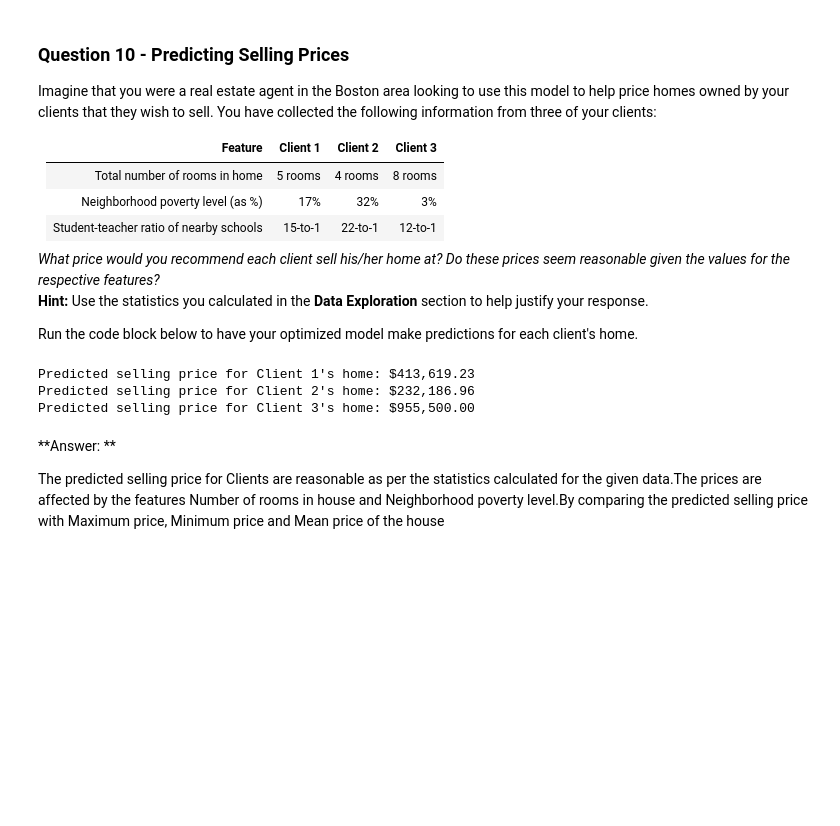
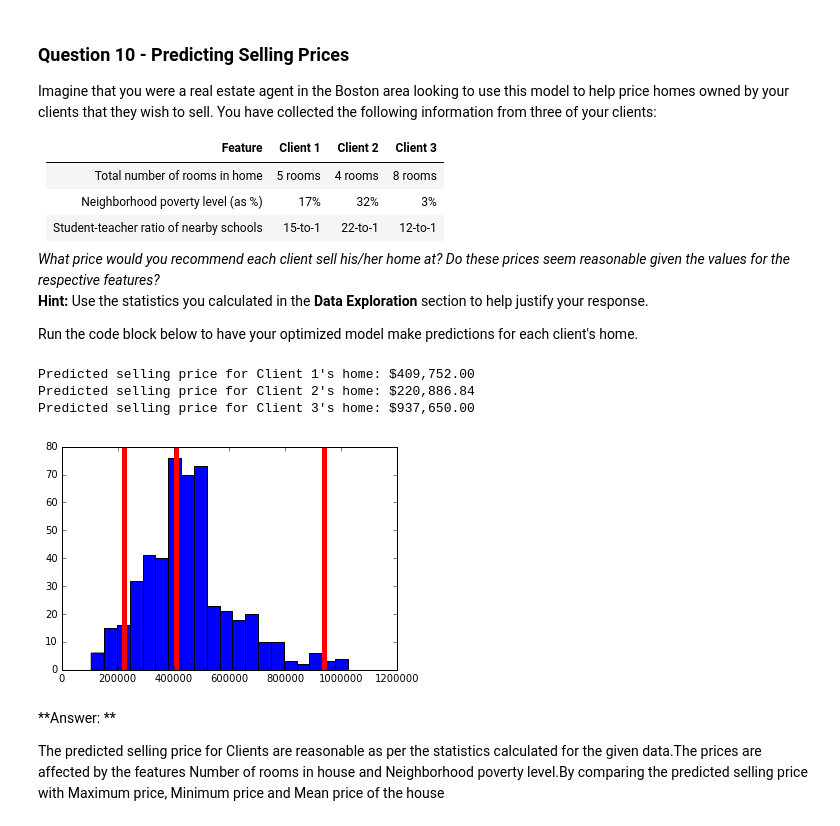
Before and after one commit to gcshekar08/udacity_pro, a Jupyter notebook: boston_housing/boston_housing.ipynb, the cells around one changed output. Drawn from its saved outputs; the diff is of its cells as text; code cells hidden in the pictures; blank space fills up the shorter version.

```diff
--- a/boston_housing/boston_housing.ipynb
+++ b/boston_housing/boston_housing.ipynb
@@ -321,16 +321,22 @@ Run the code block below to have your optimized model make predictions for each
 # %%
 # Produce a matrix for client data
 client_data = [[5, 17, 15], # Client 1
                [4, 32, 22], # Client 2
                [8, 3, 12]]  # Client 3
 
 # Show predictions
 for i, price in enumerate(reg.predict(client_data)):
     print "Predicted selling price for Client {}'s home: ${:,.2f}".format(i+1, price)
+
+import matplotlib.pyplot as plt
+plt.hist(prices, bins = 20)
+for price in reg.predict(client_data):
+    plt.axvline(price, lw = 5, c = 'r')
 # %% [output]
-Predicted selling price for Client 1's home: $413,619.23
-Predicted selling price for Client 2's home: $232,186.96
-Predicted selling price for Client 3's home: $955,500.00
+Predicted selling price for Client 1's home: $409,752.00
+Predicted selling price for Client 2's home: $220,886.84
+Predicted selling price for Client 3's home: $937,650.00
+[figure, added]
 # %% [markdown]
 **Answer: **
 
```
Also changed, not shown: parts of 5 cells of this notebook, 1 other file.
